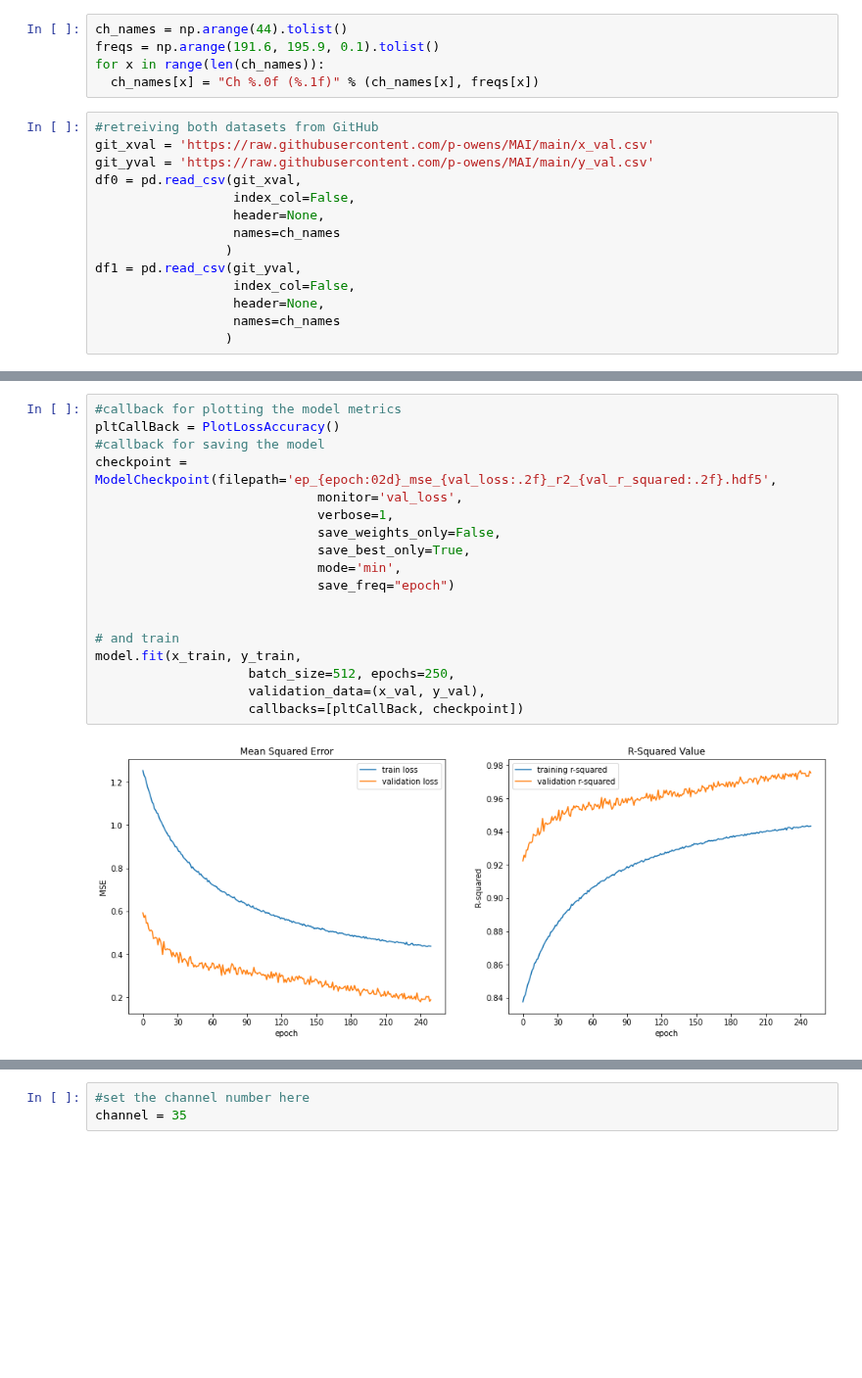
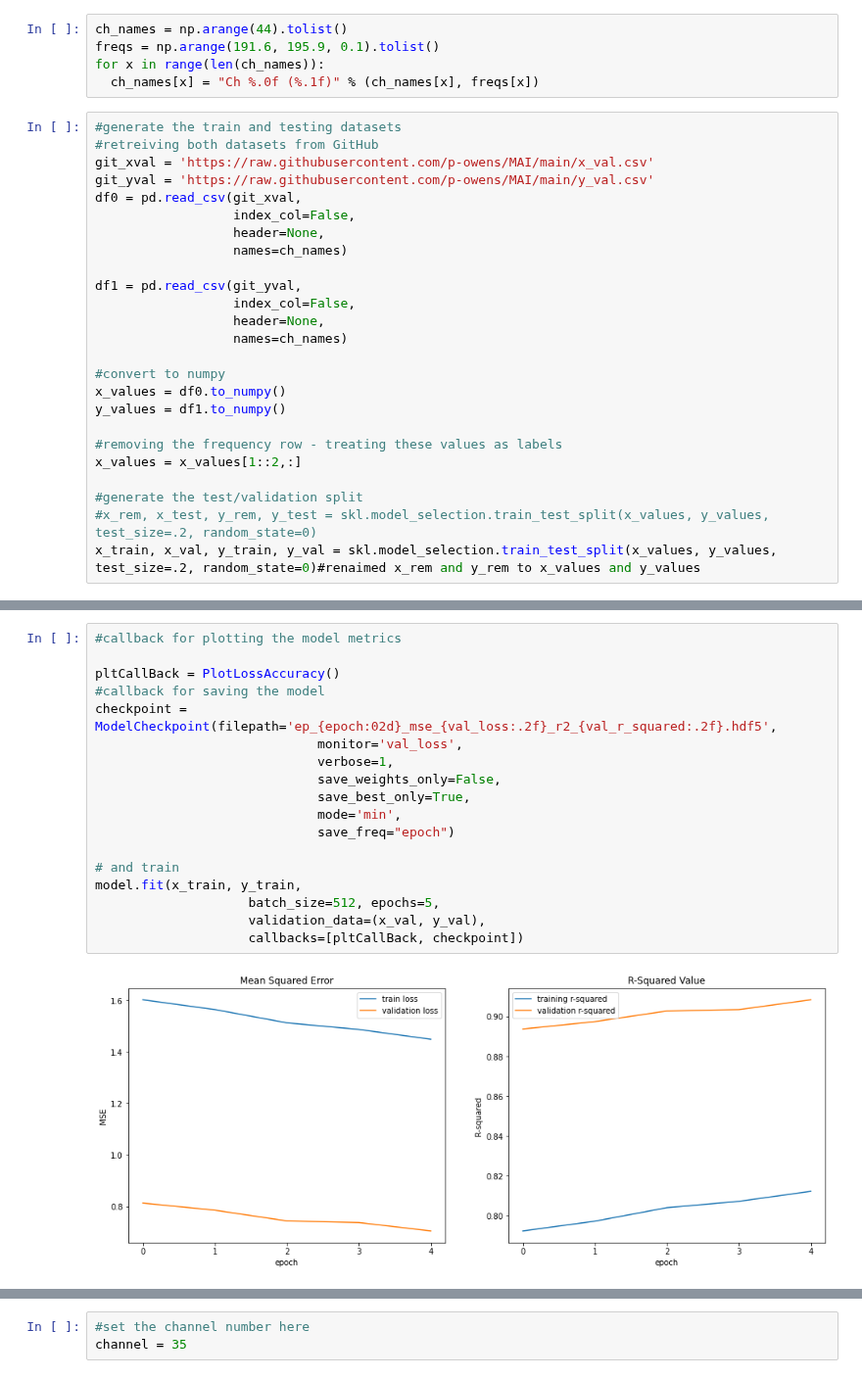
Before and after one commit to p-owens/MAI, a Jupyter notebook: MAI.ipynb, the cells around one changed output, grey strips where cells are left out. Shown at 98% size. Cells and saved outputs as stored; diff of their text form; blank space fills up the shorter version.

```diff
--- a/MAI.ipynb
+++ b/MAI.ipynb
@@ -136,16 +127,27 @@ freqs = np.arange(191.6, 195.9, 0.1).tolist()
 for x in range(len(ch_names)):
   ch_names[x] = "Ch %.0f (%.1f)" % (ch_names[x], freqs[x])
 # %%
+#generate the train and testing datasets
 #retreiving both datasets from GitHub
 git_xval = 'https://raw.githubusercontent.com/p-owens/MAI/main/x_val.csv'
 git_yval = 'https://raw.githubusercontent.com/p-owens/MAI/main/y_val.csv'
 df0 = pd.read_csv(git_xval,
                   index_col=False,
                   header=None,
-                  names=ch_names
-                 )
+                  names=ch_names)
+
 df1 = pd.read_csv(git_yval,
                   index_col=False,
                   header=None,
-                  names=ch_names
-                 )
+                  names=ch_names)
+
+#convert to numpy
+x_values = df0.to_numpy()
+y_values = df1.to_numpy()
+
+#removing the frequency row - treating these values as labels
+x_values = x_values[1::2,:]
+
+#generate the test/validation split
+#x_rem, x_test, y_rem, y_test = skl.model_selection.train_test_split(x_values, y_values, test_size=.2, random_state=0)
+x_train, x_val, y_train, y_val = skl.model_selection.train_test_split(x_values, y_values, test_size=.2, random_state=0)#renaimed x_rem and y_rem to x_values and y_values
@@ -208,21 +199,21 @@ Non-trainable params: 0
 _________________________________________________________________
 # %%
 #callback for plotting the model metrics
+
 pltCallBack = PlotLossAccuracy()
 #callback for saving the model
 checkpoint = ModelCheckpoint(filepath='ep_{epoch:02d}_mse_{val_loss:.2f}_r2_{val_r_squared:.2f}.hdf5',
                              monitor='val_loss',
                              verbose=1,
                              save_weights_only=False,
                              save_best_only=True,
                              mode='min',
                              save_freq="epoch")
 
-
 # and train
 model.fit(x_train, y_train,
-                    batch_size=512, epochs=250,
+                    batch_size=512, epochs=5,
                     validation_data=(x_val, y_val),
                     callbacks=[pltCallBack, checkpoint])
 # %% [output]
-[figure, old version]
+[figure, new version]
```
Also changed, not shown: parts of 6 cells of this notebook.
